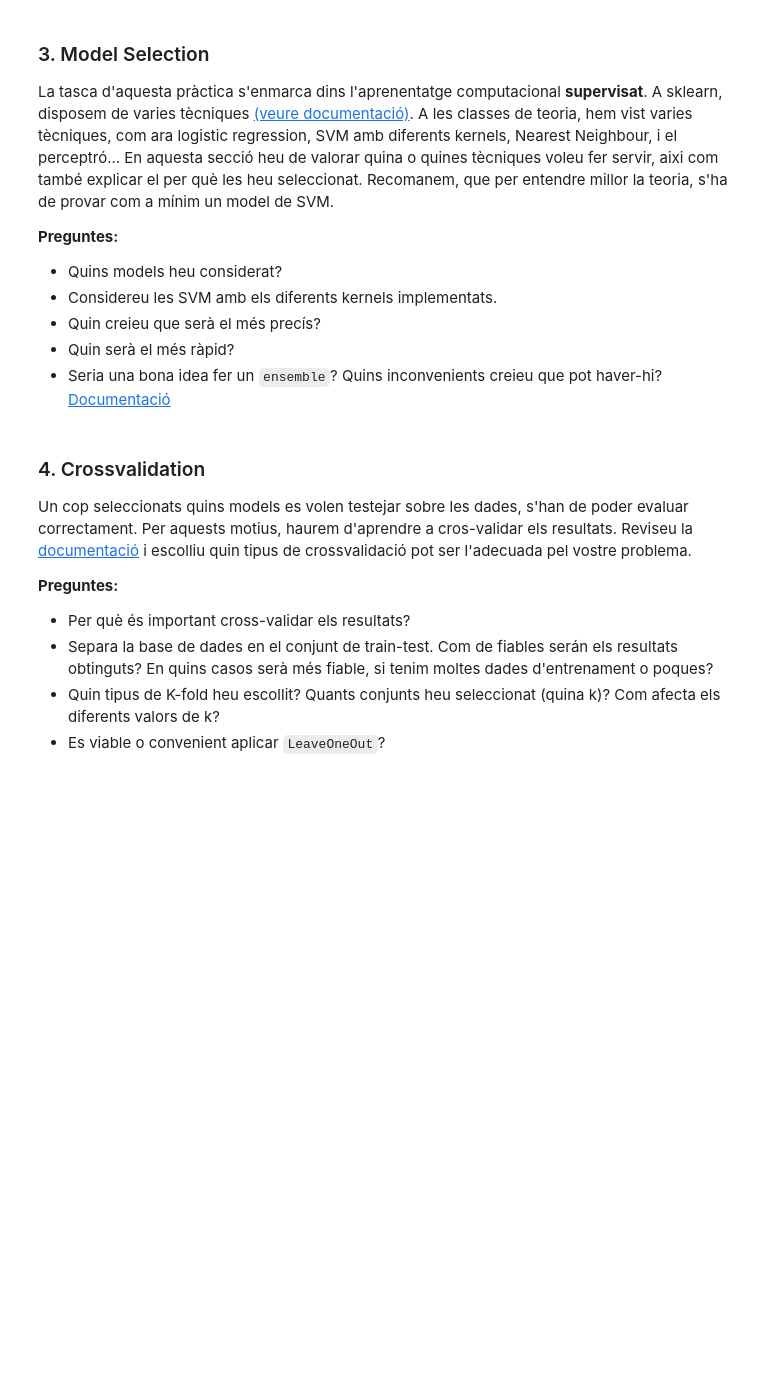
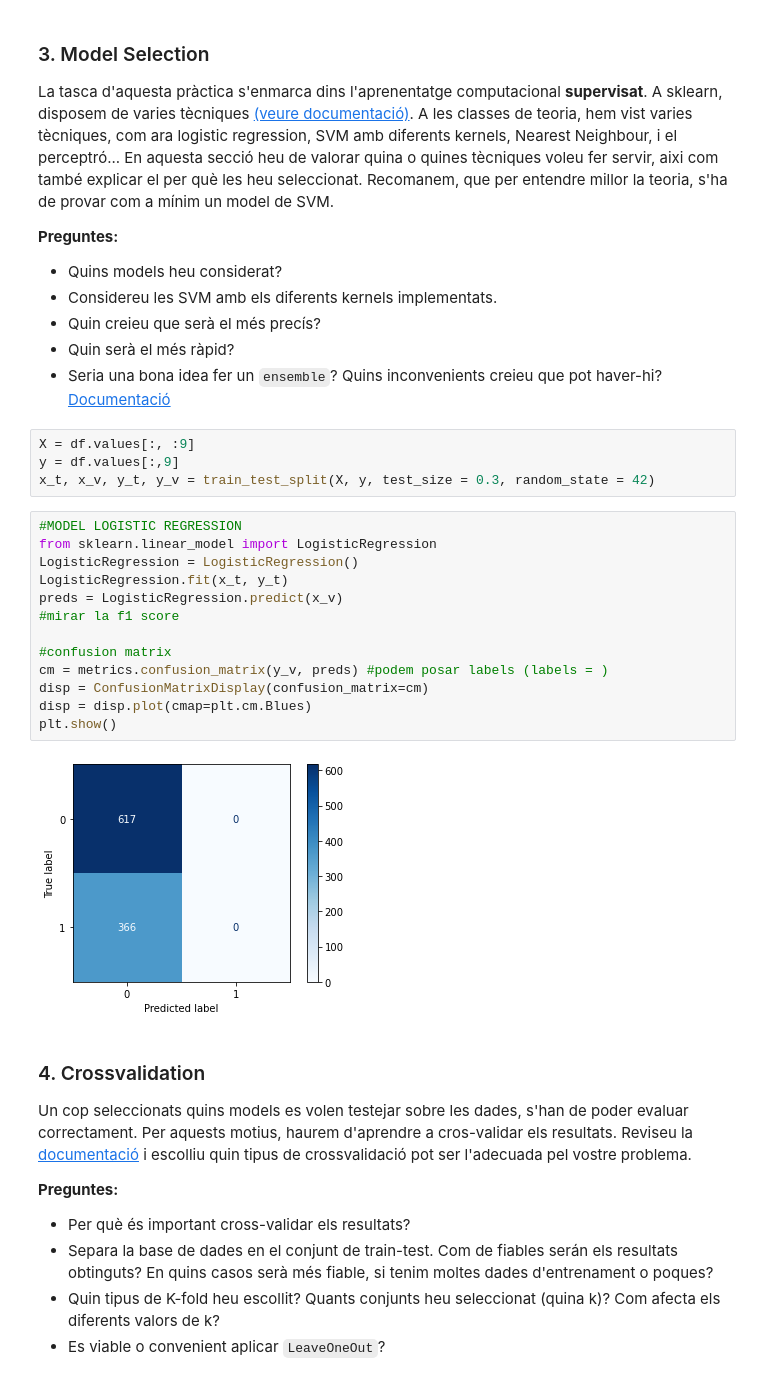
Before and after one commit to 1606206/Machine-Learning-with-Kaggle-Repositories, a Jupyter notebook: Practica2-Classificacio2022GEI/Practica2-Classificacio2022GEI.ipynb, the cells around one changed output. Saved outputs shown, nothing was run; the diff lists cells and outputs as text; blank space fills up the shorter version.

Commit message:
regression lineal

```diff
--- a/Practica2-Classificacio2022GEI/Practica2-Classificacio2022GEI.ipynb
+++ b/Practica2-Classificacio2022GEI/Practica2-Classificacio2022GEI.ipynb
@@ -285,6 +308,25 @@ En aquesta secció heu de valorar quina o quines tècniques voleu fer servir, ai
 * Quin creieu que serà el més precís?
 * Quin serà el més ràpid?
 * Seria una bona idea fer un `ensemble`? Quins inconvenients creieu que pot haver-hi? [Documentació](https://scikit-learn.org/stable/modules/ensemble.html)
+# %%
+X = df.values[:, :9]
+y = df.values[:,9]
+x_t, x_v, y_t, y_v = train_test_split(X, y, test_size = 0.3, random_state = 42)
+# %%
+#MODEL LOGISTIC REGRESSION
+from sklearn.linear_model import LogisticRegression
+LogisticRegression = LogisticRegression()
+LogisticRegression.fit(x_t, y_t)
+preds = LogisticRegression.predict(x_v)
+#mirar la f1 score
+
+#confusion matrix
+cm = metrics.confusion_matrix(y_v, preds) #podem posar labels (labels = )
+disp = ConfusionMatrixDisplay(confusion_matrix=cm)
+disp = disp.plot(cmap=plt.cm.Blues)
+plt.show()
+# %% [output]
+[figure, added]
 # %% [markdown]
 ### 4. Crossvalidation
 Un cop seleccionats quins models es volen testejar sobre les dades, s'han de poder evaluar correctament. Per aquests motius, haurem d'aprendre a cros-validar els resultats.
```
Also changed, not shown: parts of 5 cells of this notebook.
